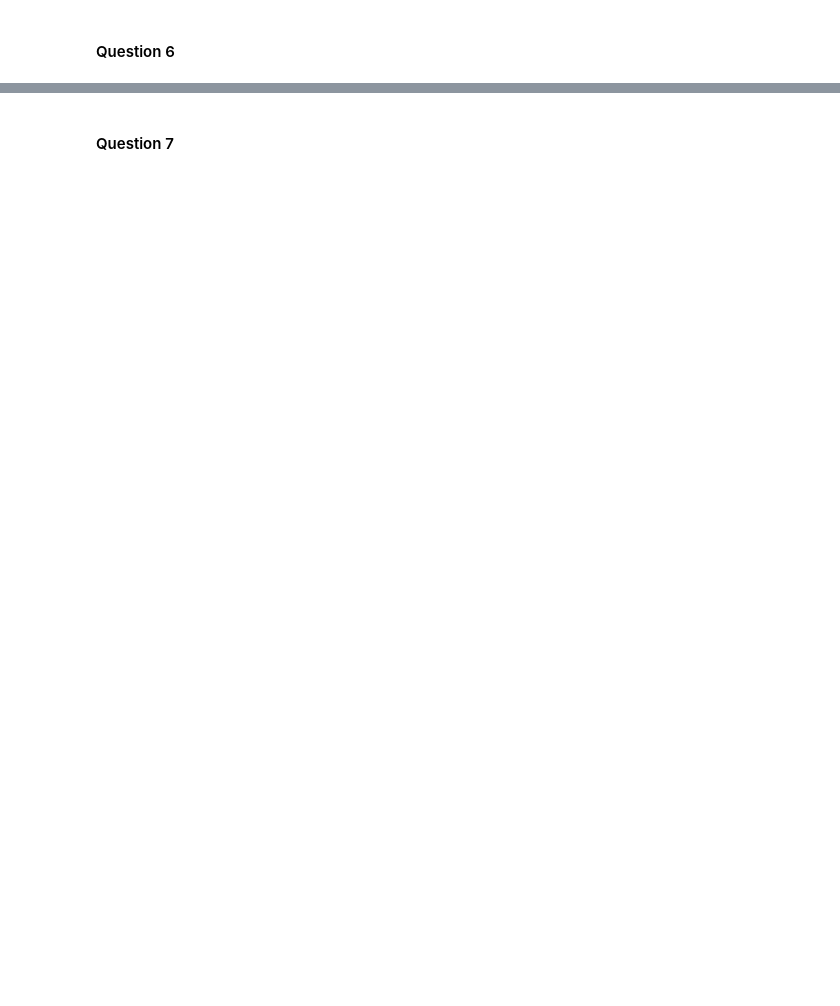
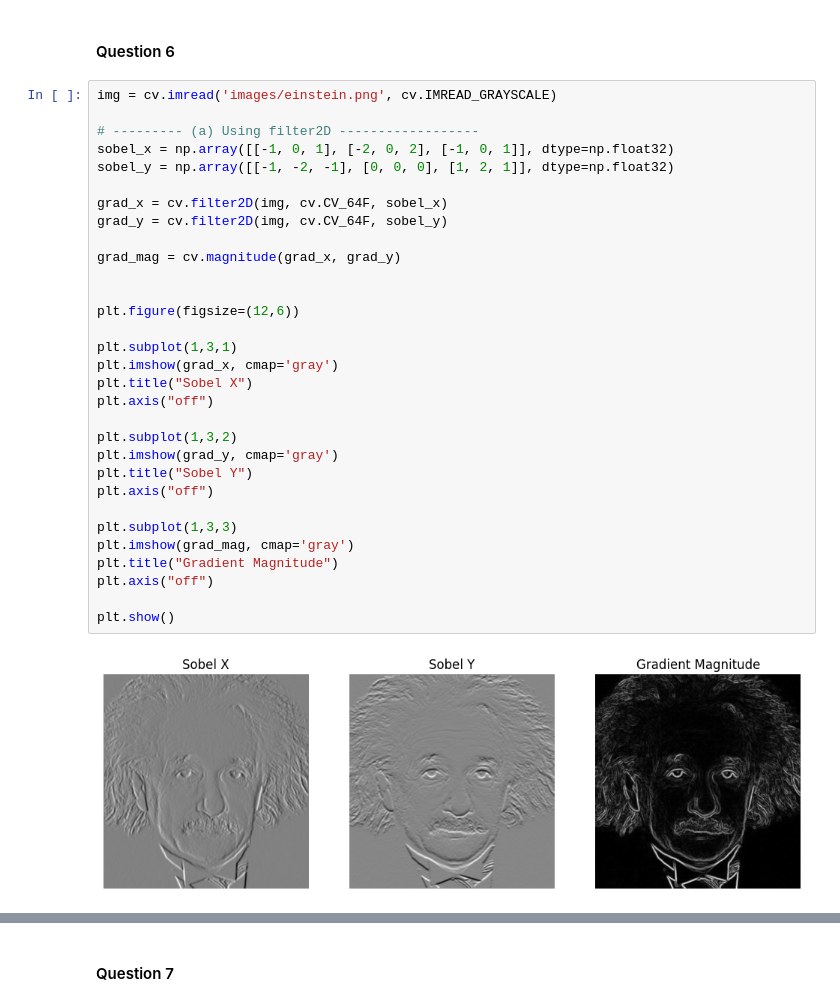
Before and after one commit to pramodiperera/IT5437, a Jupyter notebook: code.ipynb, the cells around one changed output, grey strips where cells are left out. Cells and saved outputs as stored; diff of their text form; blank space fills up the shorter version.

```diff
--- a/code.ipynb
+++ b/code.ipynb
@@ -165,2 +258,35 @@ plt.show()
 # %% [markdown]
 #### Question 6
+# %%
+img = cv.imread('images/einstein.png', cv.IMREAD_GRAYSCALE)
+
+# --------- (a) Using filter2D ------------------
+sobel_x = np.array([[-1, 0, 1], [-2, 0, 2], [-1, 0, 1]], dtype=np.float32)
+sobel_y = np.array([[-1, -2, -1], [0, 0, 0], [1, 2, 1]], dtype=np.float32)
+
+grad_x = cv.filter2D(img, cv.CV_64F, sobel_x)
+grad_y = cv.filter2D(img, cv.CV_64F, sobel_y)
+
+grad_mag = cv.magnitude(grad_x, grad_y)
+
+
+plt.figure(figsize=(12,6))
+
+plt.subplot(1,3,1)
+plt.imshow(grad_x, cmap='gray')
+plt.title("Sobel X")
+plt.axis("off")
+
+plt.subplot(1,3,2)
+plt.imshow(grad_y, cmap='gray')
+plt.title("Sobel Y")
+plt.axis("off")
+
+plt.subplot(1,3,3)
+plt.imshow(grad_mag, cmap='gray')
+plt.title("Gradient Magnitude")
+plt.axis("off")
+
+plt.show()
+# %% [output]
+[figure, added]
```
Also changed, not shown: parts of 12 cells of this notebook.
